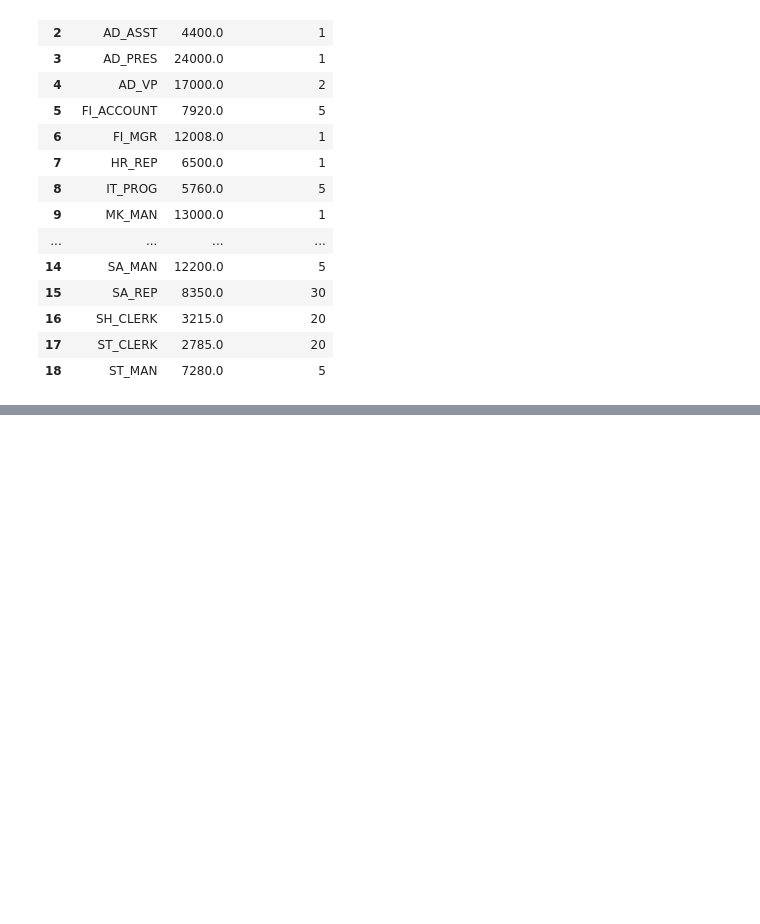
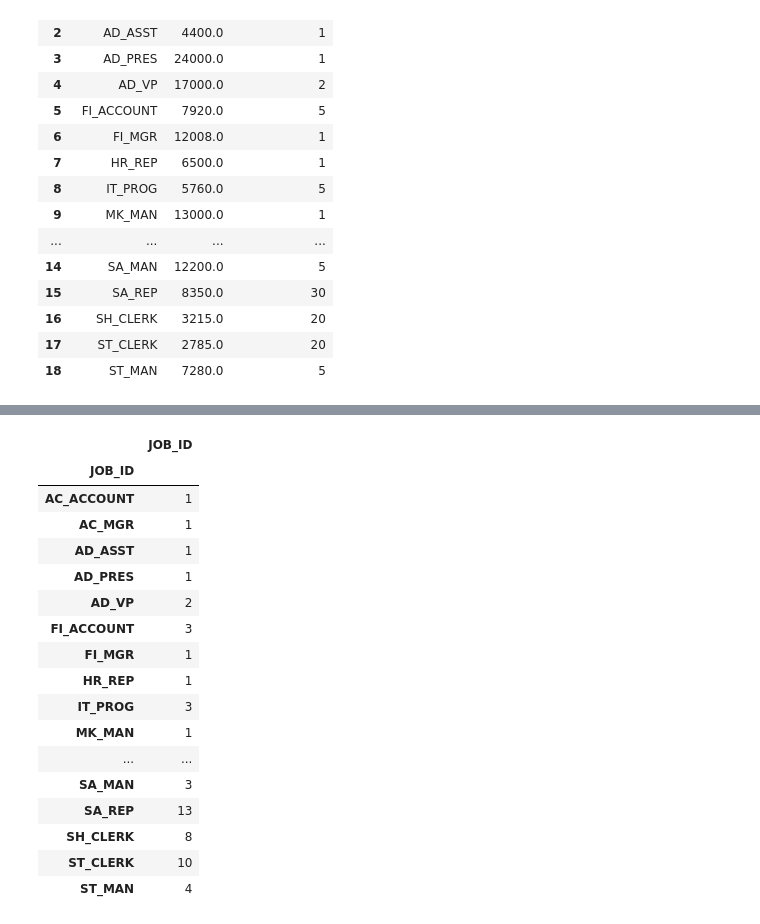
Before and after one commit to Anubhaw19/CP, a Jupyter notebook: Pandas-Self.ipynb, the cells around one changed output, grey strips where cells are left out. Saved outputs shown, nothing was run; the diff lists cells and outputs as text; code cells hidden in the pictures; blank space fills up the shorter version.

```diff
--- a/Pandas-Self.ipynb
+++ b/Pandas-Self.ipynb
@@ -524,0 +689,21 @@ dt.groupby('JOB_ID',as_index=False)[['SALARY','MANAGER_ID']].agg({'SALARY':np.me
+# %%
+dt[dt['days']>'6000 days'].groupby('JOB_ID').agg({'JOB_ID':np.size})
+# %% [output]
+|  | JOB_ID |
+| JOB_ID |  |
+| AC_ACCOUNT | 1 |
+| AC_MGR | 1 |
+| AD_ASST | 1 |
+| AD_PRES | 1 |
+| AD_VP | 2 |
+| FI_ACCOUNT | 3 |
+| FI_MGR | 1 |
+| HR_REP | 1 |
+| IT_PROG | 3 |
+| MK_MAN | 1 |
+| ... | ... |
+| SA_MAN | 3 |
+| SA_REP | 13 |
+| SH_CLERK | 8 |
+| ST_CLERK | 10 |
+| ST_MAN | 4 |
```
Also changed, not shown: parts of 19 cells of this notebook.
